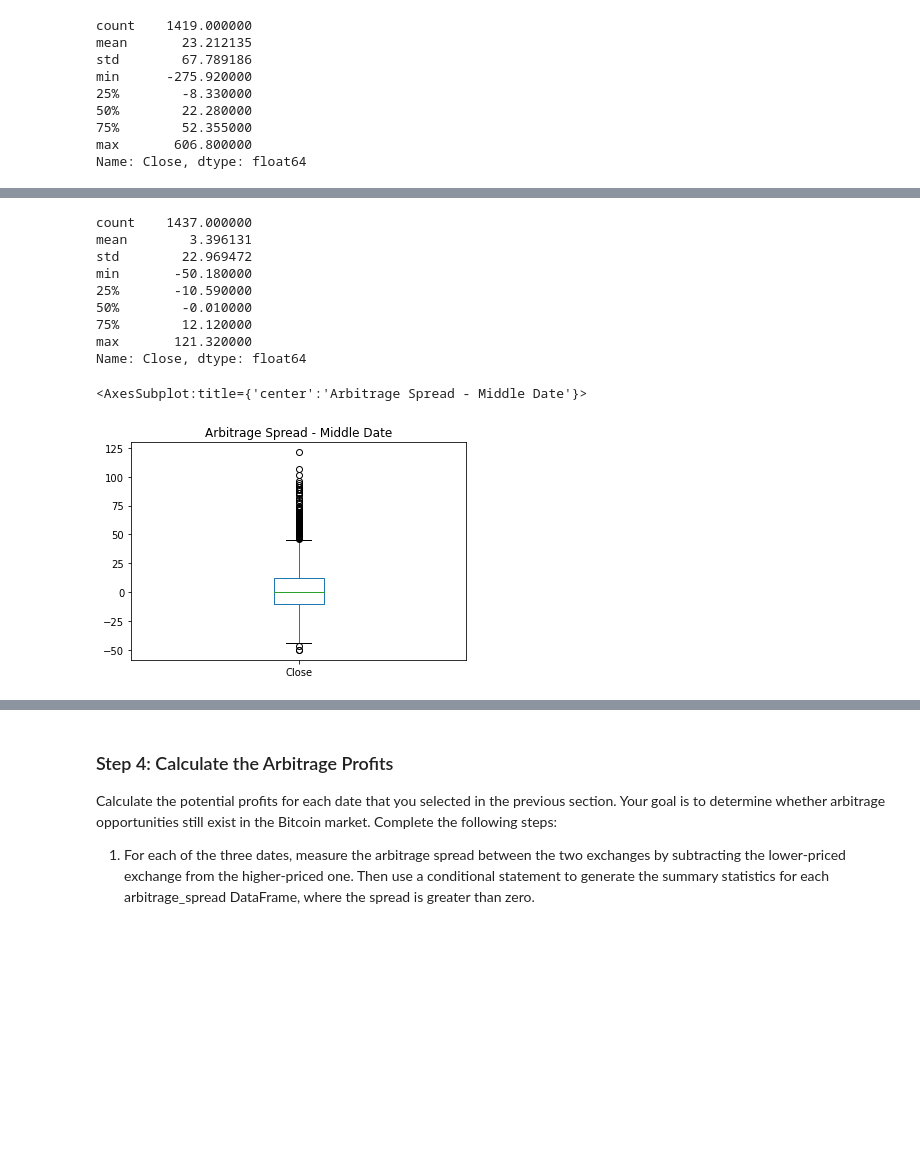
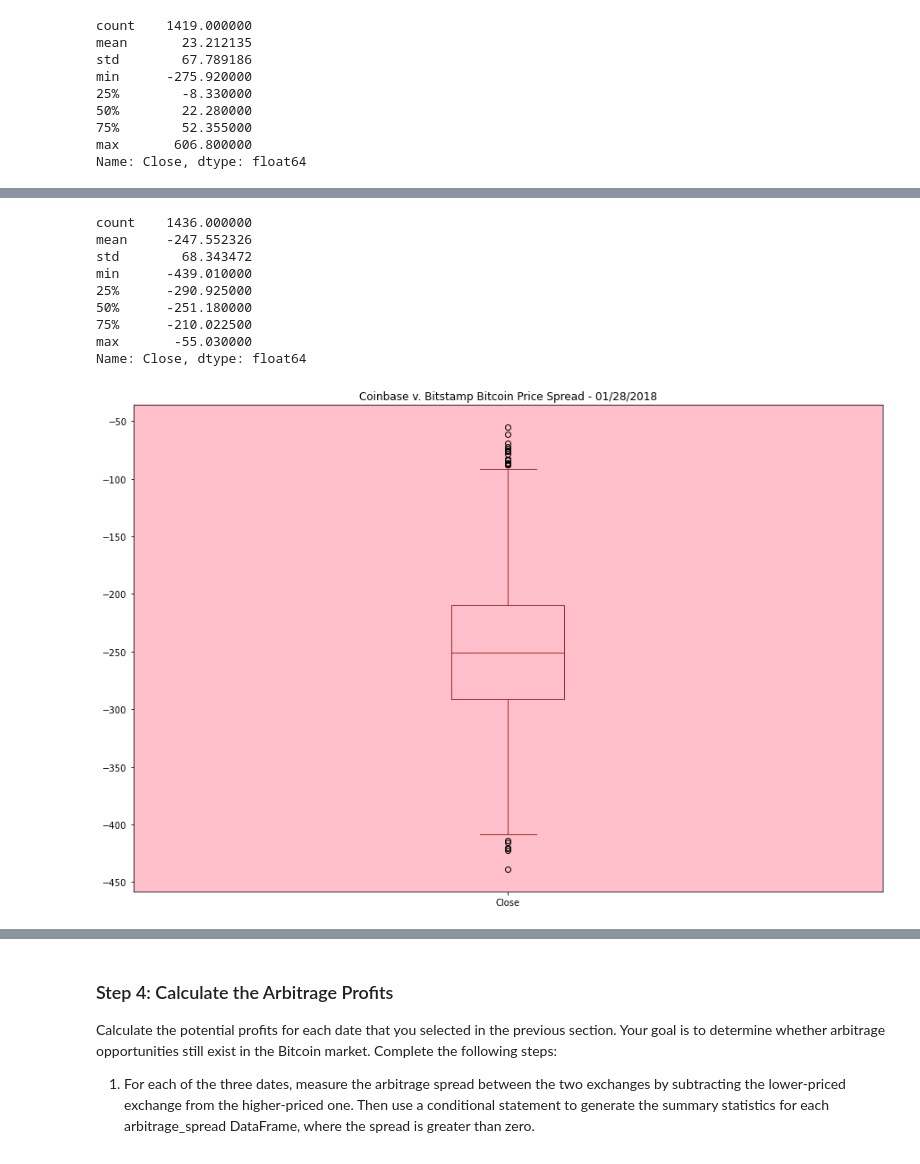
Before and after one commit to Exastorm/Crypto_Arbitrage, a Jupyter notebook: crypto_arbitrage.ipynb, the cells around one changed output, grey strips where cells are left out. Saved outputs shown, nothing was run; the diff lists cells and outputs as text; code cells hidden in the pictures; blank space fills up the shorter version.

```diff
--- a/crypto_arbitrage.ipynb
+++ b/crypto_arbitrage.ipynb
@@ -425,26 +423,25 @@ Name: Close, dtype: float64
 # %%
 # Using the date in the middle that you have selected, calculate the arbitrage spread
 # by subtracting the bitstamp lower closing prices from the coinbase higher closing prices
-arbitrage_spread_middle = # YOUR CODE HERE
+arbitrage_spread_middle = coinbase.loc["2018-01-28","Close"] - bitstamp.loc["2018-01-28","Close"]
 
 # Generate summary statistics
-# YOUR CODE HERE
+arbitrage_spread_middle.describe()
 # %% [output]
-count    1437.000000
-mean        3.396131
-std        22.969472
-min       -50.180000
-25%       -10.590000
-50%        -0.010000
-75%        12.120000
-max       121.320000
+count    1436.000000
+mean     -247.552326
+std        68.343472
+min      -439.010000
+25%      -290.925000
+50%      -251.180000
+75%      -210.022500
+max       -55.030000
 Name: Close, dtype: float64
 # %%
 # Visualize the arbitrage spread from the middle of the dataset in a box plot
-# YOUR CODE HERE
+arbitrage_spread_middle.plot(kind="box", legend=True, figsize=(15, 10), color="brown", title="Coinbase v. Bitstamp Bitcoin Price Spread - 01/28/2018").set_facecolor("pink")
 # %% [output]
-<AxesSubplot:title={'center':'Arbitrage Spread - Middle Date'}>
-[figure, old version]
+[figure, new version]
 # %%
 # Create an overlay plot that visualizes the two dataframes over a period of one day from late in the dataset.
 # Be sure that the plots include the parameters `legend`, `figsize`, `title`, `color` and `label`
```
Also changed, not shown: parts of 12 cells of this notebook.
